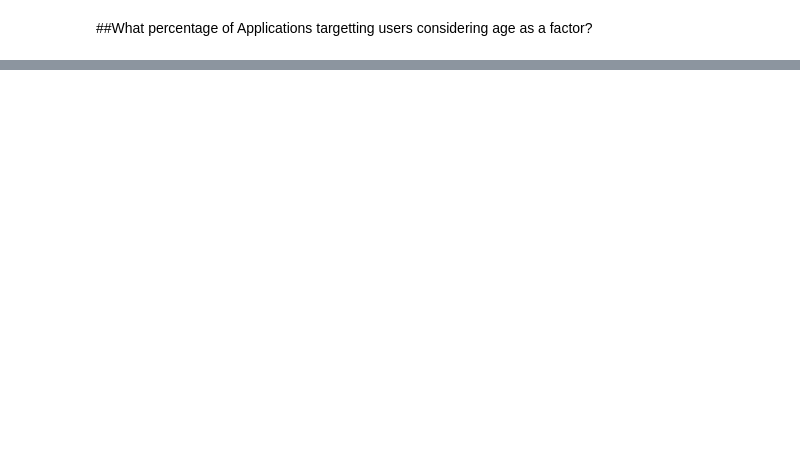
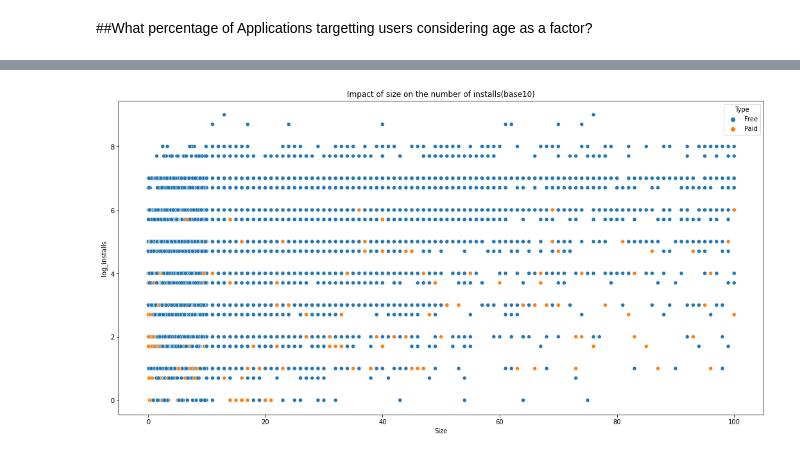
Before and after one commit to EjazAlam9006/play-store-app-reveiw-analysis, a Jupyter notebook: Play_Store_App_Review_Analysis_Capstone_Project.ipynb, the cells around one changed output, grey strips where cells are left out. Saved outputs shown, nothing was run; the diff lists cells and outputs as text; code cells hidden in the pictures; blank space fills up the shorter version.

```diff
--- a/Play_Store_App_Review_Analysis_Capstone_Project.ipynb
+++ b/Play_Store_App_Review_Analysis_Capstone_Project.ipynb
@@ -360 +365,6 @@ dtypes: float64(1), object(12)
 memory usage: 1.0+ MB
+# %%
+
+df['Installs'] = df['Installs'].apply(lambda x: x.rstrip('+'))
+df['Installs'] = pd.to_numeric(df['Installs'].str.replace(',',''))
+df['Installs'].head()
@@ -372,0 +392,7 @@ Name: Content Rating, dtype: int64
+# %%
+# Converting KB to MB
+df['Size'] = df['Size'].apply(lambda x: str(x).replace('Varies with device', 'NaN') if 'Varies with device' in str(x) else x)
+df['Size'] = df['Size'].apply(lambda x: str(x).replace('M', '') if 'M' in str(x) else x)
+df['Size'] = df['Size'].apply(lambda x: str(x).replace(',', '') if 'M' in str(x) else x)
+df['Size'] = df['Size'].apply(lambda x: float(str(x).replace('k', '')) / 1000 if 'k' in str(x) else x)
+df['Size'] = df['Size'].apply(lambda x: float(x))
@@ -372,0 +422,3 @@ Name: Content Rating, dtype: int64
+# %%
+df['log_installs'] = np.log10(df['Installs'])
+categoty_type_installs =df.groupby(['Category','Type'])[['Installs']].sum().reset_index()
@@ -372,0 +427,7 @@ Name: Content Rating, dtype: int64
+# %%
+plt.figure(figsize=(18,9))
+plt.title("Impact of size on the number of installs(base10)")
+sns.scatterplot(df['Size'], df['log_installs'], hue=df['Type'])
+plt.show()
+# %% [output]
+[figure, added]
```
Also changed, not shown: parts of 12 cells of this notebook.
